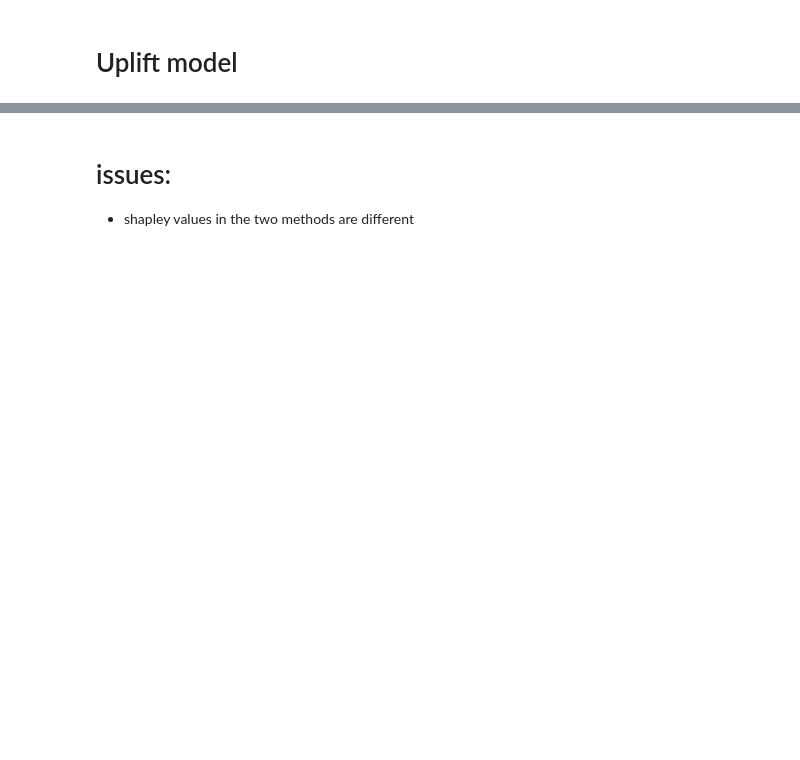
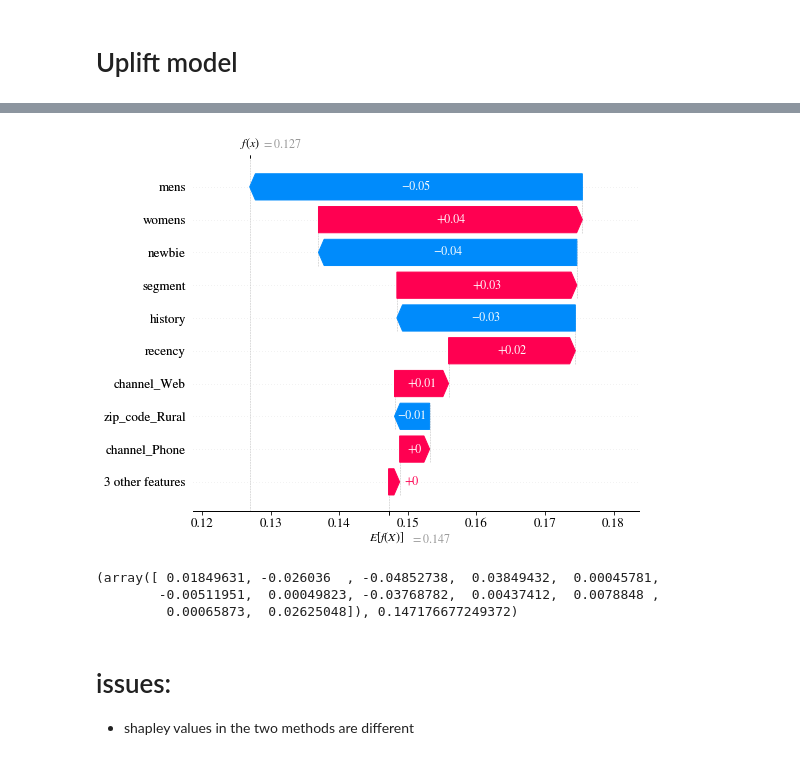
Before and after one commit to ludziej/IML-historical-marketing-campaign, a Jupyter notebook: Shap for uplift.ipynb, the cells around one changed output, grey strips where cells are left out. Cells and saved outputs as stored; diff of their text form; code cells hidden in the pictures; blank space fills up the shorter version.

```diff
--- a/Shap for uplift.ipynb
+++ b/Shap for uplift.ipynb
@@ -88,3 +93,10 @@ array([ 0.00758221, -0.056554  , -0.05611102,  0.04368918,  0.00063674,
+# %%
+shapley_single(uplift_predict, obs2)
+# %% [output]
+[figure, added]
+(array([ 0.01849631, -0.026036  , -0.04852738,  0.03849432,  0.00045781,
+        -0.00511951,  0.00049823, -0.03768782,  0.00437412,  0.0078848 ,
+         0.00065873,  0.02625048]), 0.147176677249372)
 # %% [markdown]
 # issues:
 - shapley values in the two methods are different
```
Also changed, not shown: parts of 8 cells of this notebook.
